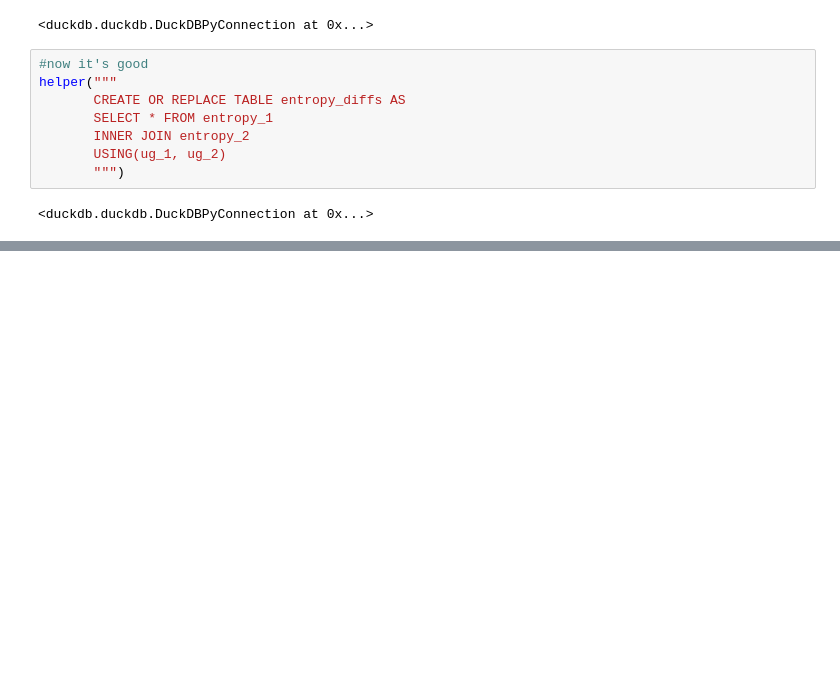
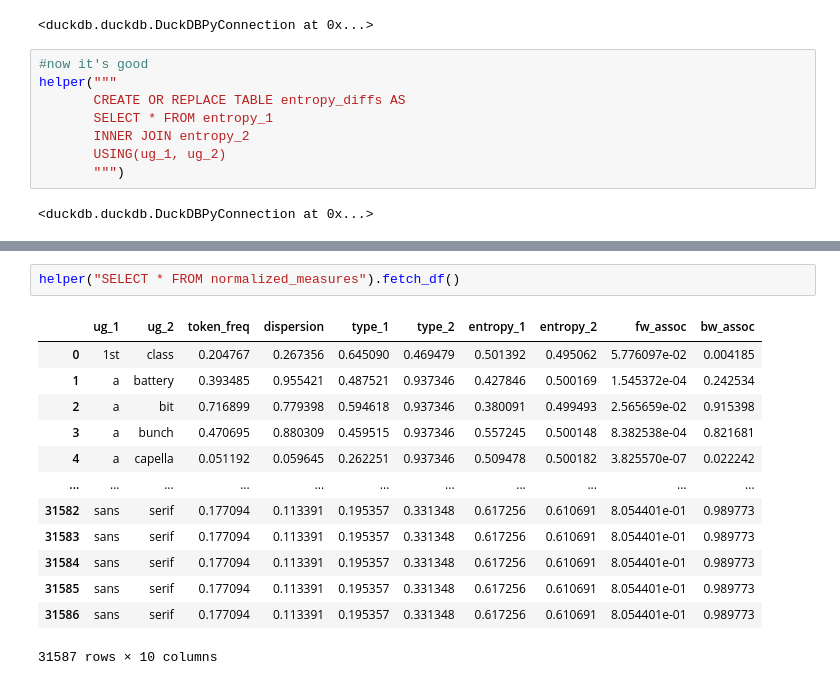
Before and after one commit to contreraskallens/MWU_measures, a Jupyter notebook: scratch.ipynb, the cells around one changed output, grey strips where cells are left out. Drawn from its saved outputs; the diff is of its cells as text; blank space fills up the shorter version.

```diff
--- a/scratch.ipynb
+++ b/scratch.ipynb
@@ -713,0 +752,16 @@ helper("""
+# %%
+helper("SELECT * FROM normalized_measures").fetch_df()
+# %% [output]
+|  | ug_1 | ug_2 | token_freq | dispersion | type_1 | type_2 | entropy_1 | entropy_2 | fw_assoc | bw_assoc |
+| 0 | 1st | class | 0.204767 | 0.267356 | 0.645090 | 0.469479 | 0.501392 | 0.495062 | 5.776097e-02 | 0.004185 |
+| 1 | a | battery | 0.393485 | 0.955421 | 0.487521 | 0.937346 | 0.427846 | 0.500169 | 1.545372e-04 | 0.242534 |
+| 2 | a | bit | 0.716899 | 0.779398 | 0.594618 | 0.937346 | 0.380091 | 0.499493 | 2.565659e-02 | 0.915398 |
+| 3 | a | bunch | 0.470695 | 0.880309 | 0.459515 | 0.937346 | 0.557245 | 0.500148 | 8.382538e-04 | 0.821681 |
+| 4 | a | capella | 0.051192 | 0.059645 | 0.262251 | 0.937346 | 0.509478 | 0.500182 | 3.825570e-07 | 0.022242 |
+| ... | ... | ... | ... | ... | ... | ... | ... | ... | ... | ... |
+| 31582 | sans | serif | 0.177094 | 0.113391 | 0.195357 | 0.331348 | 0.617256 | 0.610691 | 8.054401e-01 | 0.989773 |
+| 31583 | sans | serif | 0.177094 | 0.113391 | 0.195357 | 0.331348 | 0.617256 | 0.610691 | 8.054401e-01 | 0.989773 |
+| 31584 | sans | serif | 0.177094 | 0.113391 | 0.195357 | 0.331348 | 0.617256 | 0.610691 | 8.054401e-01 | 0.989773 |
+| 31585 | sans | serif | 0.177094 | 0.113391 | 0.195357 | 0.331348 | 0.617256 | 0.610691 | 8.054401e-01 | 0.989773 |
+| 31586 | sans | serif | 0.177094 | 0.113391 | 0.195357 | 0.331348 | 0.617256 | 0.610691 | 8.054401e-01 | 0.989773 |
+31587 rows × 10 columns
```
Also changed, not shown: parts of 6 cells of this notebook, 1 other file.
